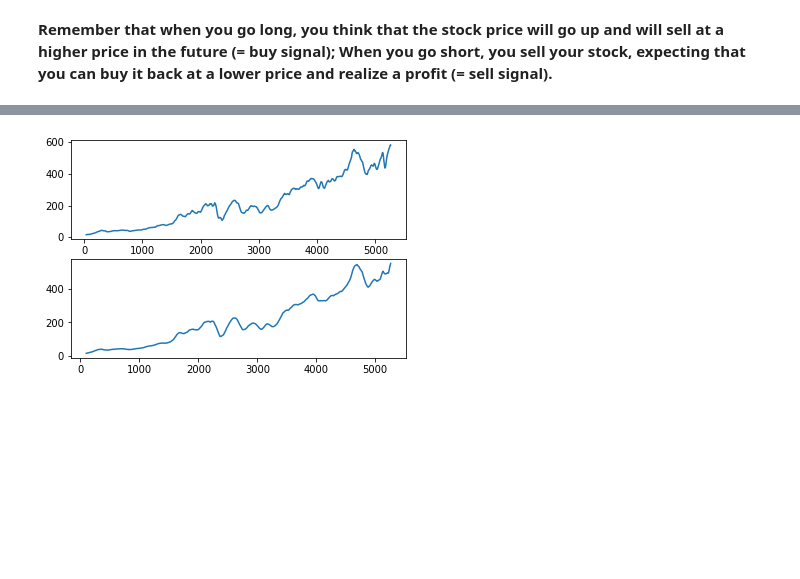
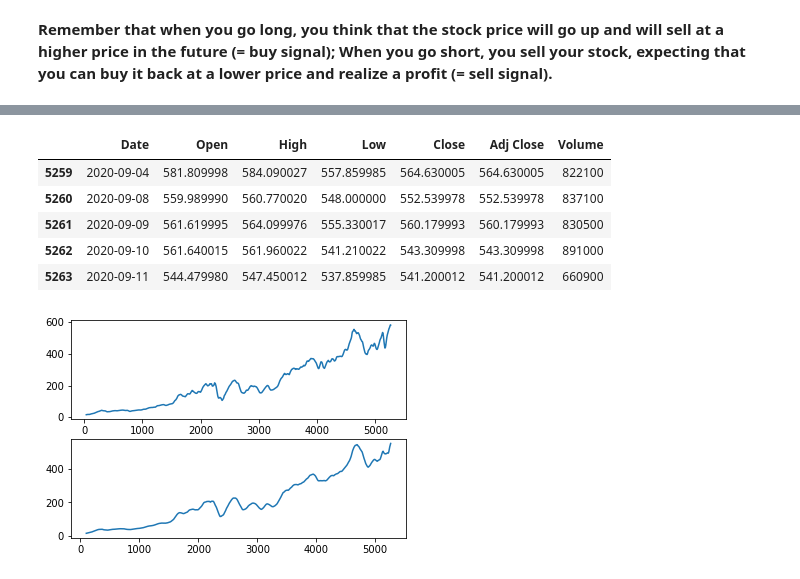
Before and after one commit to DataCrusade1999/Quantitative-Analytics, a Jupyter notebook: Quantitative_Analytics.ipynb, the cells around one changed output, grey strips where cells are left out. Drawn from its saved outputs; the diff is of its cells as text; code cells hidden in the pictures; blank space fills up the shorter version.

```diff
--- a/Quantitative_Analytics.ipynb
+++ b/Quantitative_Analytics.ipynb
@@ -443,3 +445,12 @@ print(BLK.shape)
+# %%
+BLK.tail()
+# %% [output]
+|  | Date | Open | High | Low | Close | Adj Close | Volume |
+| 5259 | 2020-09-04 | 581.809998 | 584.090027 | 557.859985 | 564.630005 | 564.630005 | 822100 |
+| 5260 | 2020-09-08 | 559.989990 | 560.770020 | 548.000000 | 552.539978 | 552.539978 | 837100 |
+| 5261 | 2020-09-09 | 561.619995 | 564.099976 | 555.330017 | 560.179993 | 560.179993 | 830500 |
+| 5262 | 2020-09-10 | 561.640015 | 561.960022 | 541.210022 | 543.309998 | 543.309998 | 891000 |
+| 5263 | 2020-09-11 | 544.479980 | 547.450012 | 537.859985 | 541.200012 | 541.200012 | 660900 |
 # %%
 Short_av=BLK['Close'].rolling(40).mean()
 plt.subplot(211)
```
Also changed, not shown: parts of 2 cells of this notebook.
